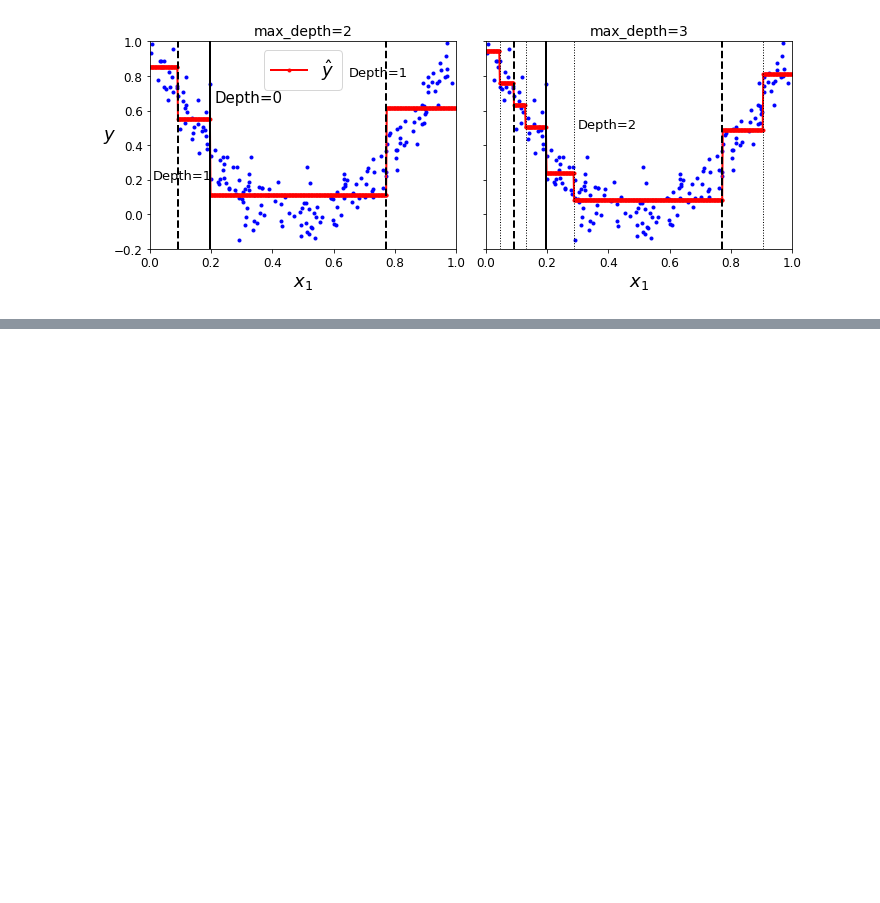
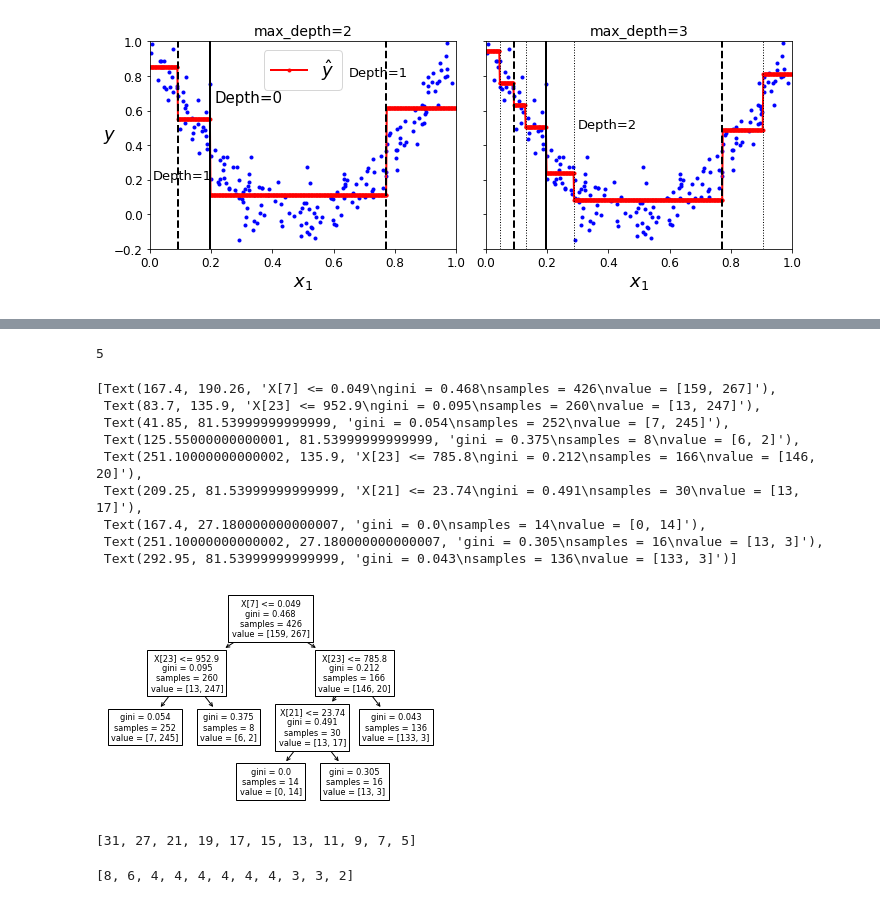
Before and after one commit to ksublee/ML, a Jupyter notebook: 6.Tree.ipynb, the cells around one changed output, grey strips where cells are left out. Drawn from its saved outputs; the diff is of its cells as text; code cells hidden in the pictures; blank space fills up the shorter version.

```diff
--- a/6.Tree.ipynb
+++ b/6.Tree.ipynb
@@ -291,0 +406,20 @@ plt.show()
+# %%
+clfs = clfs[:-1]
+ccp_alphas = ccp_alphas[:-1]
+# %%
+clfs[10].tree_.node_count
+# %% [output]
+5
+# %%
+tree.plot_tree(clfs[8])
+# %% [output]
+[Text(167.4, 190.26, 'X[7] <= 0.049\ngini = 0.468\nsamples = 426\nvalue = [159, 267]'),
+ Text(83.7, 135.9, 'X[23] <= 952.9\ngini = 0.095\nsamples = 260\nvalue = [13, 247]'),
+ Text(41.85, 81.53999999999999, 'gini = 0.054\nsamples = 252\nvalue = [7, 245]'),
+ Text(125.55000000000001, 81.53999999999999, 'gini = 0.375\nsamples = 8\nvalue = [6, 2]'),
+ Text(251.10000000000002, 135.9, 'X[23] <= 785.8\ngini = 0.212\nsamples = 166\nvalue = [146, 20]'),
+ Text(209.25, 81.53999999999999, 'X[21] <= 23.74\ngini = 0.491\nsamples = 30\nvalue = [13, 17]'),
+ Text(167.4, 27.180000000000007, 'gini = 0.0\nsamples = 14\nvalue = [0, 14]'),
+ Text(251.10000000000002, 27.180000000000007, 'gini = 0.305\nsamples = 16\nvalue = [13, 3]'),
+ Text(292.95, 81.53999999999999, 'gini = 0.043\nsamples = 136\nvalue = [133, 3]')]
+[figure, added]
@@ -291,0 +429,8 @@ plt.show()
+# %%
+node_counts
+# %% [output]
+[31, 27, 21, 19, 17, 15, 13, 11, 9, 7, 5]
+# %%
+depth
+# %% [output]
+[8, 6, 4, 4, 4, 4, 4, 4, 3, 3, 2]
```
Also changed, not shown: parts of 30 cells of this notebook, 15 other files.
